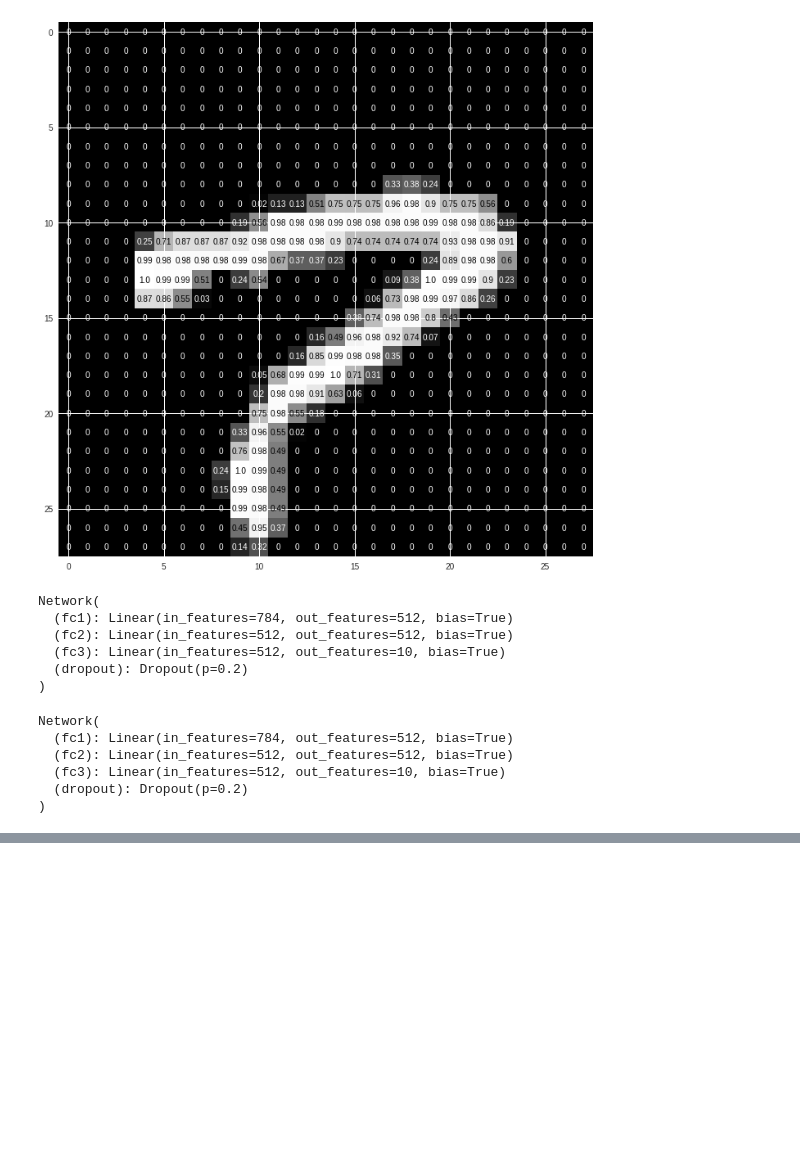
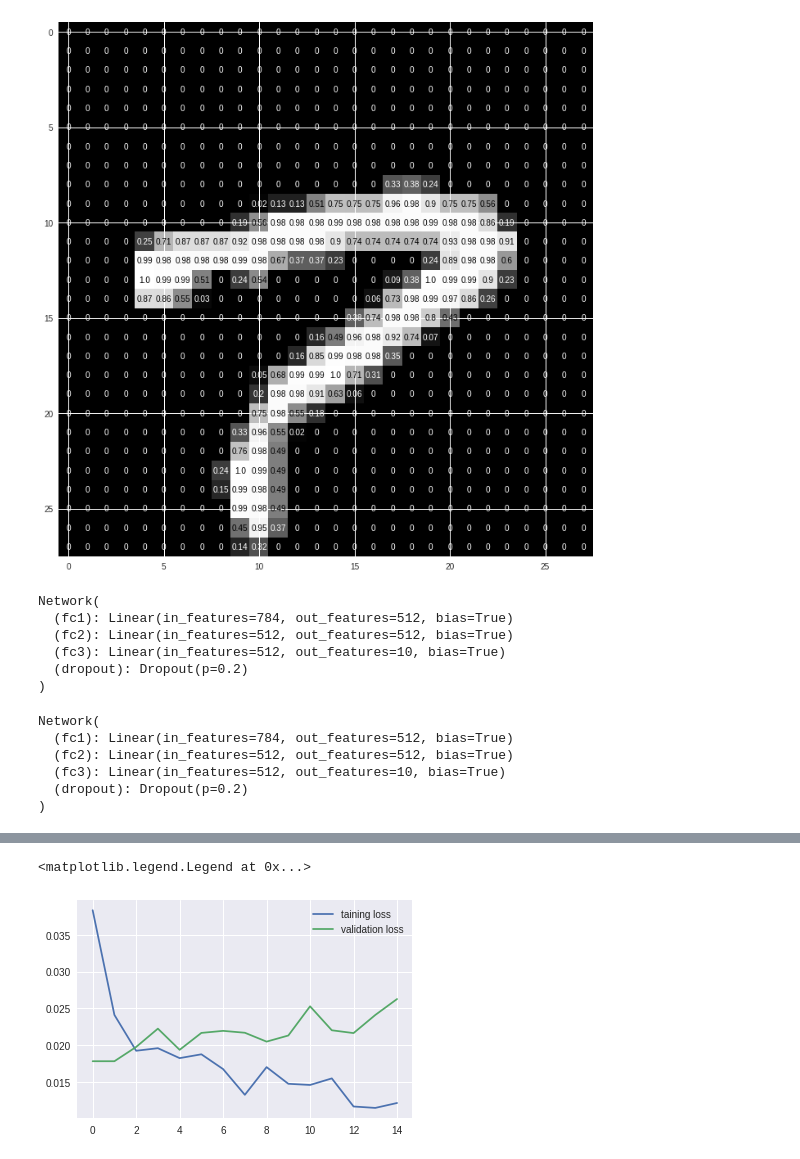
Before and after one commit to Iamsdt/UdacityPyTorch, a Jupyter notebook: src/notebook/MLP_With_Validation.ipynb, the cells around one changed output, grey strips where cells are left out. Cells and saved outputs as stored; diff of their text form; code cells hidden in the pictures; blank space fills up the shorter version.

```diff
--- a/src/notebook/MLP_With_Validation.ipynb
+++ b/src/notebook/MLP_With_Validation.ipynb
@@ -131,7 +131,7 @@ Network(
 criterion = nn.CrossEntropyLoss()
 
 # specify optimizer (stochastic gradient descent) and learning rate = 0.01
-optimizer = torch.optim.SGD(model.parameters(), lr=0.01)
+optimizer = torch.optim.Adam(model.parameters(), lr=0.001)
 
 # Gpu
 device = torch.device("cuda" if torch.cuda.is_available() else "cpu")
@@ -146,7 +146,10 @@ Network(
 )
 # %%
 # number of epochs to train the model
-n_epochs = 50
+n_epochs = 15
+
+# compare overfited
+train_loss_data,valid_loss_data = [],[]
 
 # initialize tracker for minimum validation loss
 valid_loss_min = np.Inf # set initial "min" to infinity
@@ -195,6 +198,10 @@ for epoch in range(n_epochs):
     train_loss = train_loss/len(train_loader.dataset)
     valid_loss = valid_loss/len(valid_loader.dataset)
 
+    #clculate train loss and running loss
+    train_loss_data.append(train_loss)
+    valid_loss_data.append(valid_loss)
+
     print('Epoch: {} \tTraining Loss: {:.6f} \tValidation Loss: {:.6f}'.format(
         epoch+1,
         train_loss,
@@ -229,6 +236,15 @@ Validation loss decreased (0.018122 --> 0.017969).  Saving model ...
 # %%
 # load the saved model
 model.load_state_dict(torch.load('model.pt'))
+# %%
+#My validation loss and training loss is not cross each other, so maybe I have to increase the epoch. Am I right?
+# check for overfitting
+plt.plot(train_loss_data, label = "taining loss")
+plt.plot(valid_loss_data, label = "validation loss")
+plt.legend(frameon = False)
+# %% [output]
+<matplotlib.legend.Legend at 0x...>
+[figure, added]
 # %%
 # initialize lists to monitor test loss and accuracy
 test_loss = 0.0
```
Also changed, not shown: parts of 6 cells of this notebook.
